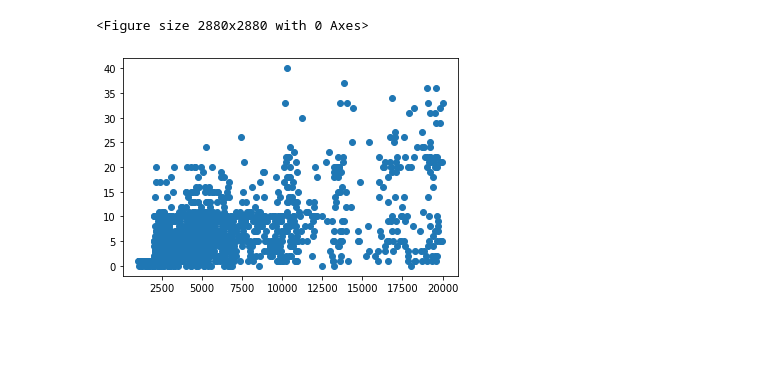
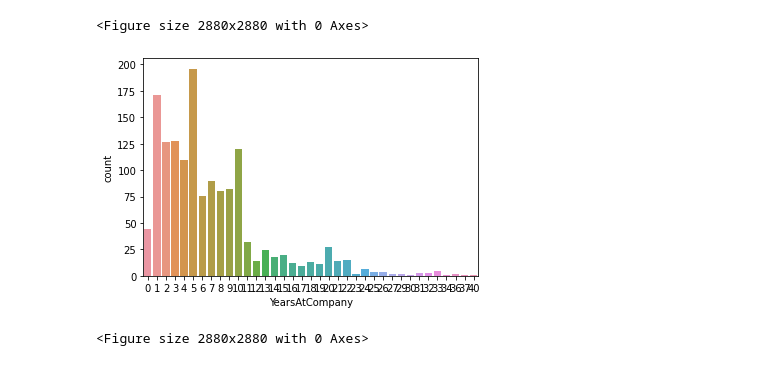
Before and after one commit to HssngH/ToBigs18, a Jupyter notebook: WEEK1_EDA.ipynb, the cells around one changed output. Saved outputs shown, nothing was run; the diff lists cells and outputs as text; code cells hidden in the pictures; blank space fills up the shorter version.

```diff
--- a/WEEK1_EDA.ipynb
+++ b/WEEK1_EDA.ipynb
@@ -229,9 +231,13 @@ plt.show();
 # %% [output]
 [figure]
 <Figure size 2880x2880 with 0 Axes>
-# %%
-# 업무 성과가 높을수록, 급여의 증가분 백분율의 값 또한 높을 것이다.
-plt.scatter( df['MonthlyIncome'] , df['YearsAtCompany'])
-plt.show()
-# %% [output]
-[figure, removed]
+# %%
+#오래근속한 직원이 많을 것이다.
+sns.countplot(data = df, x='YearsAtCompany')
+plt.figure(figsize=(40,40))
+plt.show();
+
+## 오래 근속한 직원이 많지 않다.
+# %% [output]
+[figure, added]
+<Figure size 2880x2880 with 0 Axes>
```
Also changed, not shown: parts of 10 cells of this notebook.
